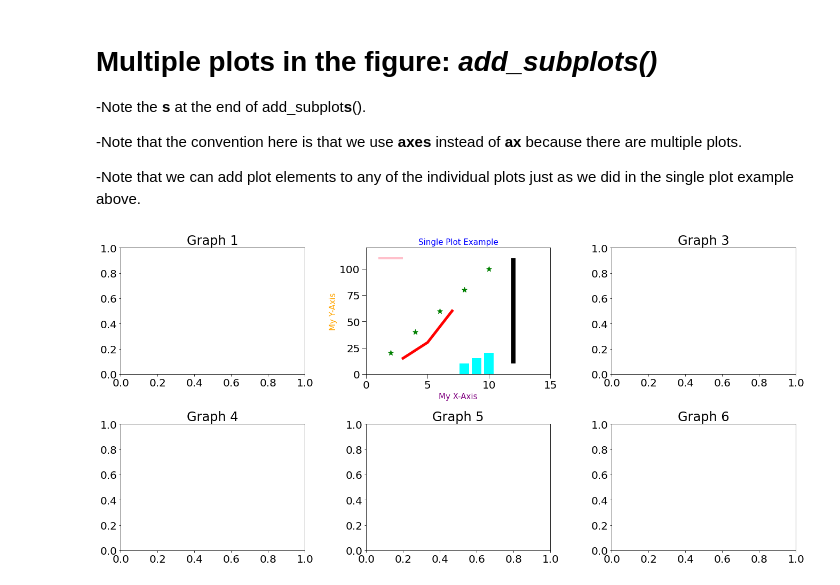
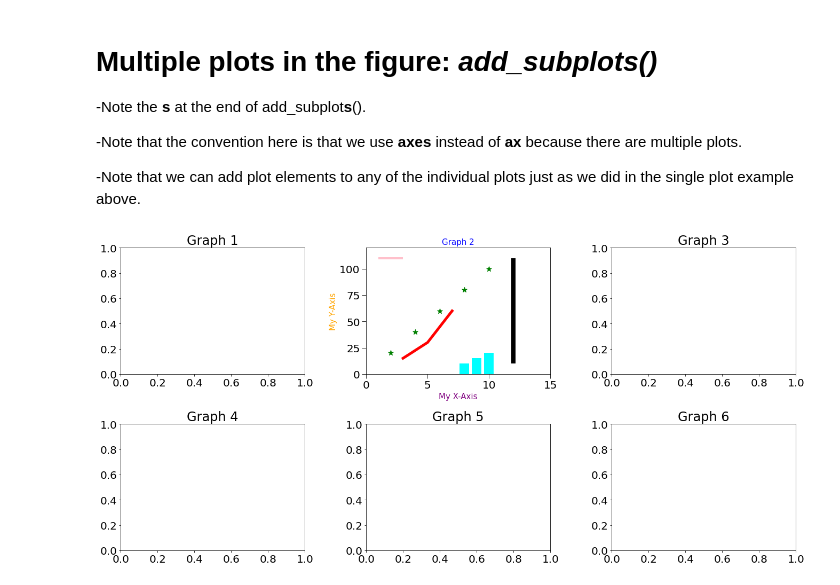
Before and after one commit to nateofspades/Matplotlib_Reference, a Jupyter notebook: Matplotlib_Reference.ipynb, the cells around one changed output. Drawn from its saved outputs; the diff is of its cells as text; code cells hidden in the pictures.

```diff
--- a/Matplotlib_Reference.ipynb
+++ b/Matplotlib_Reference.ipynb
@@ -37,32 +37,32 @@ plt.show()
 # %%
 fig, axes = plt.subplots(nrows=2, ncols=3, figsize=[20,10]) #Creates 6 plots, arranged in a 2x3 grid. axes is a 2x3 NumPy array.
 fig.tight_layout(pad=3) #Controls amount of whitespace between adjacent plots in the grid.
 plt.rcParams.update({'font.size': 20}) #Used to control font size of the values along the axes. This also controls font size of other graph
                                        #elements (e.g. graph titles, axis titles), which can then be overwritten if needed, as shown below.
 
 #Any of the 6 plots can be accessed with the proper indexes.
 
 axes[0,0].set_title('Graph 1')
 axes[0,1].set_title('Graph 2')
 axes[0,2].set_title('Graph 3')
 axes[1,0].set_title('Graph 4')
 axes[1,1].set_title('Graph 5')
 axes[1,2].set_title('Graph 6')
 
 #We can add graphs elements to any of the 6 plots similarly as in the single plot example above.
 
 axes[0,1].scatter([2,4,6,8,10], [20,40,60,80,100], color='green', marker='*', s=100) #Used for scatterplot
 axes[0,1].plot([3,5,7], [15,30,60], color='red', linewidth=5) #Used for lineplot
 axes[0,1].bar([8,9,10],[10,15,20], color='cyan') #Used for bar chart
 axes[0,1].set_xlim([0,15])
 axes[0,1].set_ylim([0,120])
 axes[0,1].set_ylabel('My Y-Axis', color='orange', size=15) #Overwrites the font size that was set in plt.rcParams.update({'font.size': 20})
 axes[0,1].set_xlabel('My X-Axis', color='purple', size=15) #Overwrites the font size that was set in plt.rcParams.update({'font.size': 20})
-axes[0,1].set_title('Single Plot Example', color='blue', size=15) #Overwrites the font size that was set in plt.rcParams.update({'font.size': 20})
+axes[0,1].set_title('Graph 2', color='blue', size=15) #Overwrites the font size that was set in plt.rcParams.update({'font.size': 20})
 axes[0,1].tick_params(size=8) #Controls the size of the axis tick lines
 axes[0,1].vlines(x=12, ymin=10, ymax=110, linewidth=8, color='black') #Adds a vertical line
 axes[0,1].hlines(y=110, xmin=1, xmax=3, linewidth=4, color='pink') #Adds a horizontal line
 
 plt.show()
 # %% [output]
-[figure, old version]
+[figure, new version]
```
